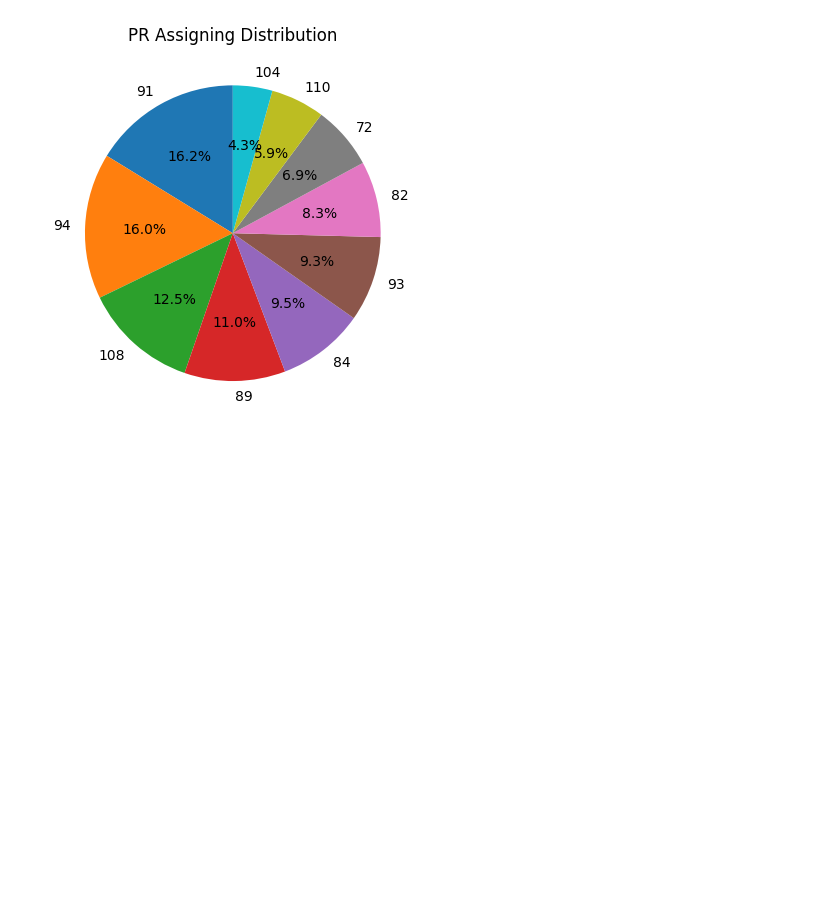
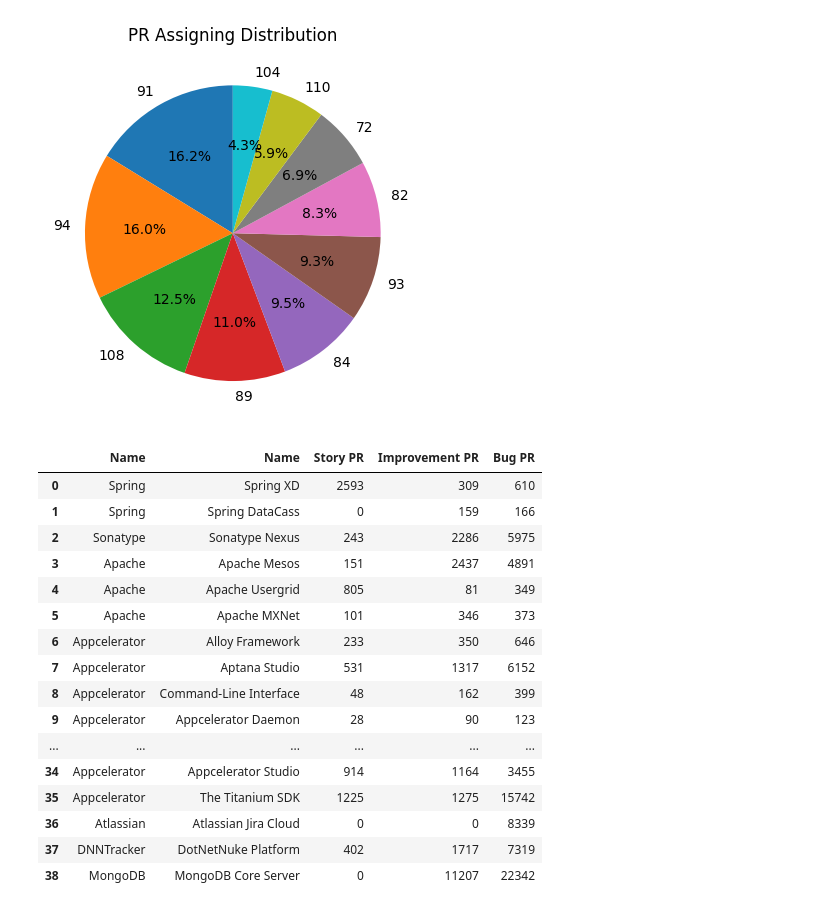
Before and after one commit to Mohamedizzath/TAWOS-Dataset-Analysis, a Jupyter notebook: Analysis-1.ipynb, the cells around one changed output. Cells and saved outputs as stored; diff of their text form; code cells hidden in the pictures; blank space fills up the shorter version.

```diff
--- a/Analysis-1.ipynb
+++ b/Analysis-1.ipynb
@@ -117,3 +117,28 @@ plt.title('PR Assigning Distribution')
 plt.show()
 # %% [output]
 [figure]
+# %%
+import pandas as pd
+# Generating table which contain each projects number of pr creators, assignees and reports
+
+df4 = pd.read_sql_query("""SELECT Repository.Name, Project.Name, COUNT(CASE WHEN Issue.Type = "Story" THEN 1 END) AS "Story PR", COUNT(CASE WHEN Issue.Type = "Improvement" THEN 1 END) AS "Improvement PR", COUNT(CASE WHEN Issue.Type = "Bug" THEN 1 END) AS "Bug PR" FROM Project INNER JOIN Issue ON Project.ID = Issue.Project_ID  INNER JOIN Repository ON Project.Repository_ID = Repository.ID GROUP BY Project.ID""", conn)
+
+df4
+# %% [output]
+|  | Name | Name | Story PR | Improvement PR | Bug PR |
+| 0 | Spring | Spring XD | 2593 | 309 | 610 |
+| 1 | Spring | Spring DataCass | 0 | 159 | 166 |
+| 2 | Sonatype | Sonatype Nexus | 243 | 2286 | 5975 |
+| 3 | Apache | Apache Mesos | 151 | 2437 | 4891 |
+| 4 | Apache | Apache Usergrid | 805 | 81 | 349 |
+| 5 | Apache | Apache MXNet | 101 | 346 | 373 |
+| 6 | Appcelerator | Alloy Framework | 233 | 350 | 646 |
+| 7 | Appcelerator | Aptana Studio | 531 | 1317 | 6152 |
+| 8 | Appcelerator | Command-Line Interface | 48 | 162 | 399 |
+| 9 | Appcelerator | Appcelerator Daemon | 28 | 90 | 123 |
+| ... | ... | ... | ... | ... | ... |
+| 34 | Appcelerator | Appcelerator Studio | 914 | 1164 | 3455 |
+| 35 | Appcelerator | The Titanium SDK | 1225 | 1275 | 15742 |
+| 36 | Atlassian | Atlassian Jira Cloud | 0 | 0 | 8339 |
+| 37 | DNNTracker | DotNetNuke Platform | 402 | 1717 | 7319 |
+| 38 | MongoDB | MongoDB Core Server | 0 | 11207 | 22342 |
```
Also changed, not shown: parts of 1 cell of this notebook.
